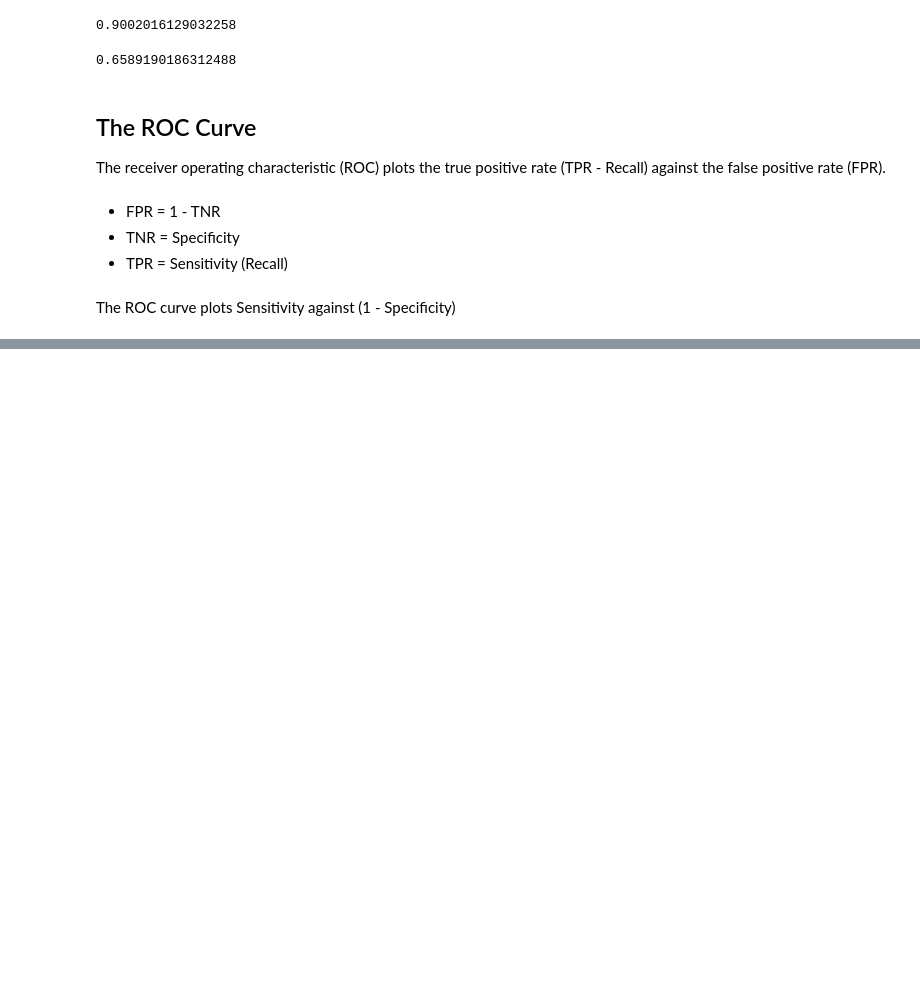
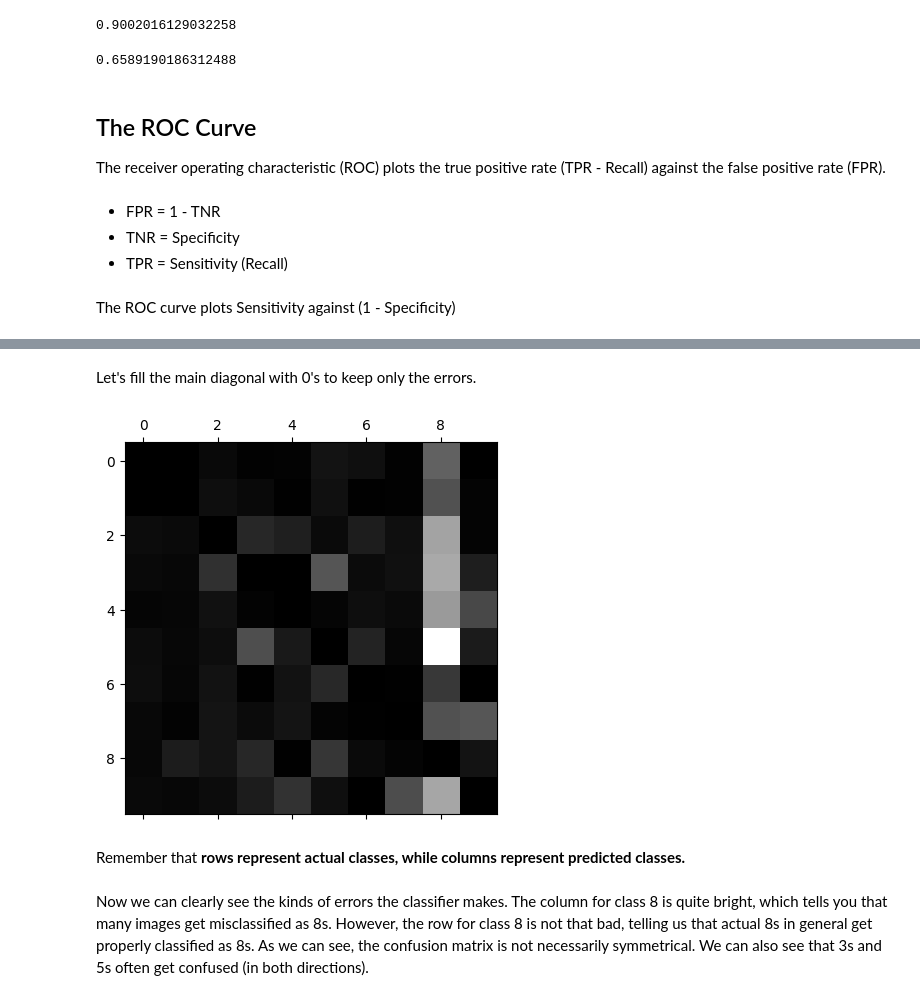
Before and after one commit to vinsmori/mnist-classification, a Jupyter notebook: notebooks/01_mnist_classification.ipynb, the cells around one changed output, grey strips where cells are left out. Drawn from its saved outputs; the diff is of its cells as text; code cells hidden in the pictures; blank space fills up the shorter version.

```diff
--- a/notebooks/01_mnist_classification.ipynb
+++ b/notebooks/01_mnist_classification.ipynb
@@ -242,0 +422,15 @@ The ROC curve plots Sensitivity against (1 - Specificity)
+# %%
+rows_sum = conf_mx.sum(axis = 1, keepdims = True)
+norm_conf_mx = conf_mx / rows_sum
+# %% [markdown]
+Let's fill the main diagonal with 0's to keep only the errors.
+# %%
+np.fill_diagonal(norm_conf_mx, 0)
+plt.matshow(norm_conf_mx, cmap = plt.cm.gray)
+plt.show()
+# %% [output]
+[figure, added]
+# %% [markdown]
+Remember that **rows represent actual classes, while columns represent predicted classes.**
+# %% [markdown]
+Now we can clearly see the kinds of errors the classifier makes. The column for class 8 is quite bright, which tells you that many images get misclassified as 8s. However, the row for class 8 is not that bad, telling us that actual 8s in general get properly classified as 8s. As we can see, the confusion matrix is not necessarily symmetrical. We can also see that 3s and 5s often get confused (in both directions).
```
Also changed, not shown: parts of 69 cells of this notebook, 1 other file.
